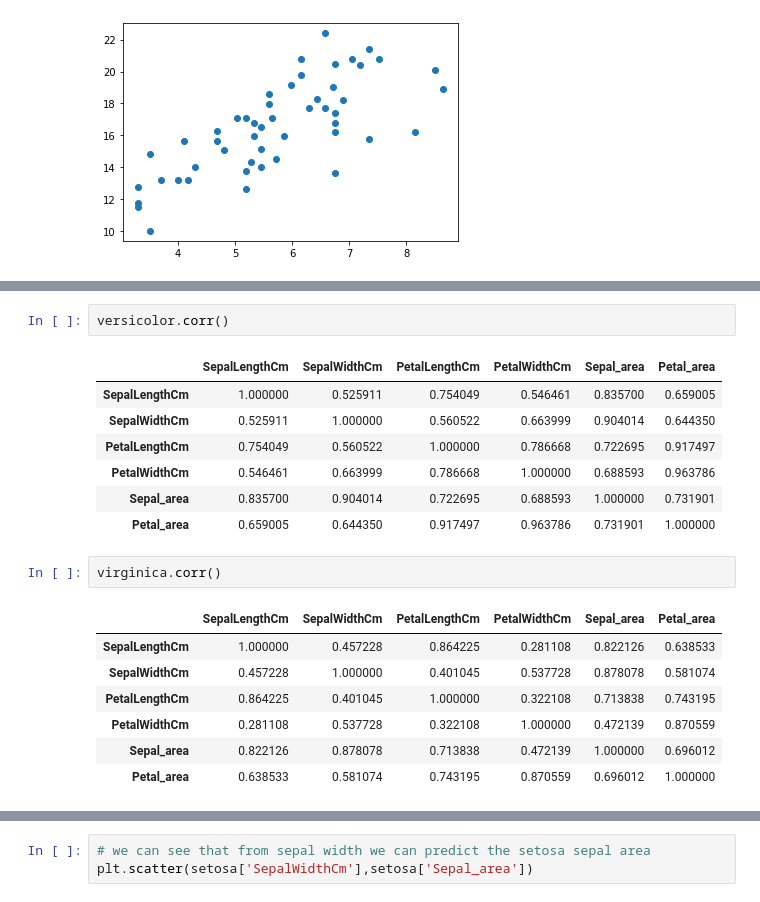
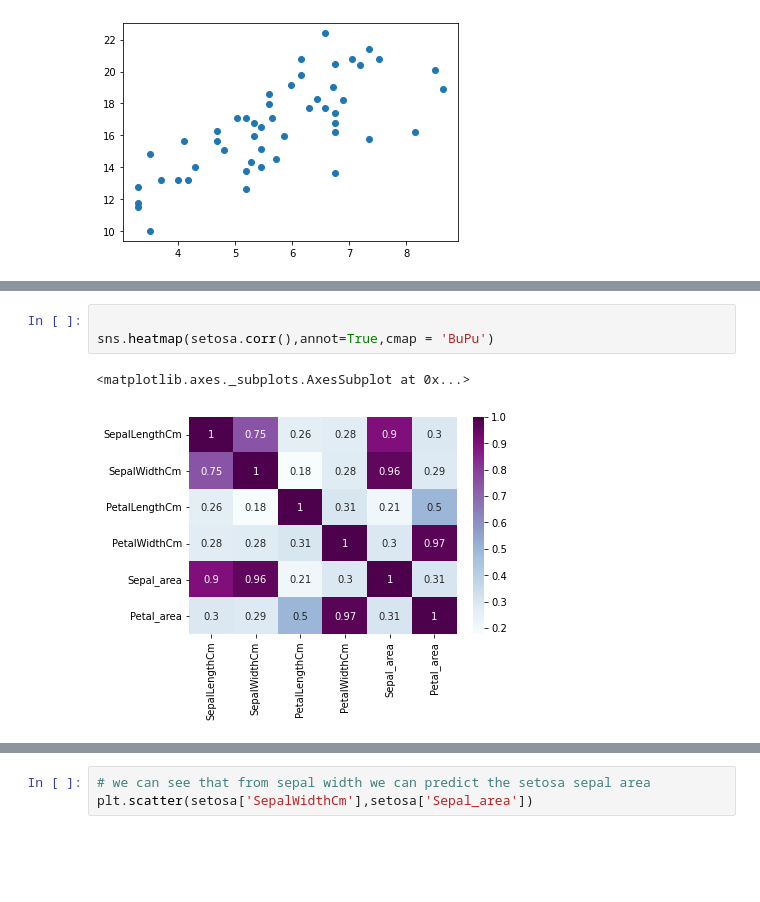
Before and after one commit to BlueElf246/datle2403, a Jupyter notebook: iris_analyse.ipynb, the cells around one changed output, grey strips where cells are left out. Cells and saved outputs as stored; diff of their text form; blank space fills up the shorter version.

```diff
--- a/iris_analyse.ipynb
+++ b/iris_analyse.ipynb
@@ -343,20 +367,6 @@ setosa.corr()
-# %%
-versicolor.corr()
-# %% [output]
-|  | SepalLengthCm | SepalWidthCm | PetalLengthCm | PetalWidthCm | Sepal_area | Petal_area |
-| SepalLengthCm | 1.000000 | 0.525911 | 0.754049 | 0.546461 | 0.835700 | 0.659005 |
-| SepalWidthCm | 0.525911 | 1.000000 | 0.560522 | 0.663999 | 0.904014 | 0.644350 |
-| PetalLengthCm | 0.754049 | 0.560522 | 1.000000 | 0.786668 | 0.722695 | 0.917497 |
-| PetalWidthCm | 0.546461 | 0.663999 | 0.786668 | 1.000000 | 0.688593 | 0.963786 |
-| Sepal_area | 0.835700 | 0.904014 | 0.722695 | 0.688593 | 1.000000 | 0.731901 |
-| Petal_area | 0.659005 | 0.644350 | 0.917497 | 0.963786 | 0.731901 | 1.000000 |
-# %%
-virginica.corr()
-# %% [output]
-|  | SepalLengthCm | SepalWidthCm | PetalLengthCm | PetalWidthCm | Sepal_area | Petal_area |
-| SepalLengthCm | 1.000000 | 0.457228 | 0.864225 | 0.281108 | 0.822126 | 0.638533 |
-| SepalWidthCm | 0.457228 | 1.000000 | 0.401045 | 0.537728 | 0.878078 | 0.581074 |
-| PetalLengthCm | 0.864225 | 0.401045 | 1.000000 | 0.322108 | 0.713838 | 0.743195 |
-| PetalWidthCm | 0.281108 | 0.537728 | 0.322108 | 1.000000 | 0.472139 | 0.870559 |
-| Sepal_area | 0.822126 | 0.878078 | 0.713838 | 0.472139 | 1.000000 | 0.696012 |
-| Petal_area | 0.638533 | 0.581074 | 0.743195 | 0.870559 | 0.696012 | 1.000000 |
+# %%
+
+sns.heatmap(setosa.corr(),annot=True,cmap = 'BuPu')
+# %% [output]
+<matplotlib.axes._subplots.AxesSubplot at 0x...>
+[figure, added]
```
Also changed, not shown: parts of 10 cells of this notebook.
